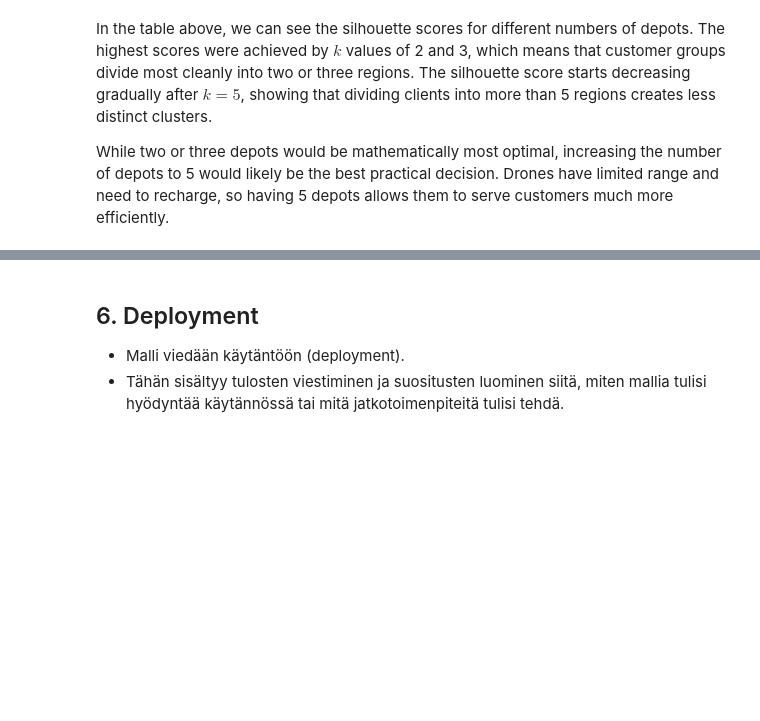
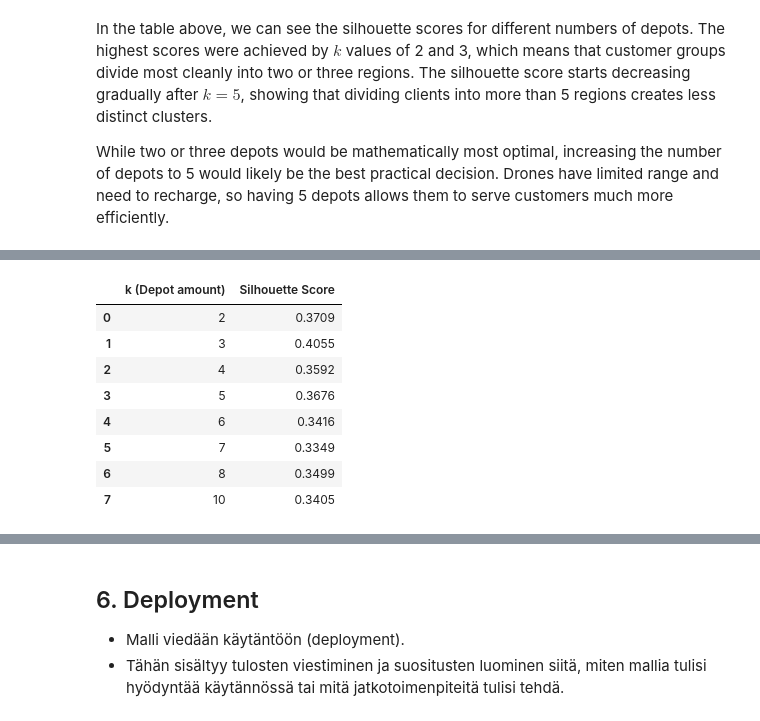
Before and after one commit to mehiis/data-processing-and-machine-learning-metropolia-group7, a Jupyter notebook: assignment-05/assignment-05-clustering-and-association-rule-mining.ipynb, the cells around one changed output, grey strips where cells are left out. Cells and saved outputs as stored; diff of their text form; code cells hidden in the pictures; blank space fills up the shorter version.

```diff
--- a/assignment-05/assignment-05-clustering-and-association-rule-mining.ipynb
+++ b/assignment-05/assignment-05-clustering-and-association-rule-mining.ipynb
@@ -334,0 +386,33 @@ While two or three depots would be mathematically most optimal, increasing the n
+# %%
+k_values = [2, 3, 4, 5, 6, 7, 8, 10]
+
+results = []
+
+for k in k_values:
+    model_agg = AgglomerativeClustering(
+        n_clusters=k,
+        linkage='ward'
+    )
+
+    labels = model_agg.fit_predict(X)
+
+    score = silhouette_score(X, labels)
+
+    results.append({
+        'k (Depot amount)': k,
+        'Silhouette Score': round(score, 4)
+    })
+
+agg_silhouette_df = pd.DataFrame(results)
+
+agg_silhouette_df
+# %% [output]
+|  | k (Depot amount) | Silhouette Score |
+| 0 | 2 | 0.3709 |
+| 1 | 3 | 0.4055 |
+| 2 | 4 | 0.3592 |
+| 3 | 5 | 0.3676 |
+| 4 | 6 | 0.3416 |
+| 5 | 7 | 0.3349 |
+| 6 | 8 | 0.3499 |
+| 7 | 10 | 0.3405 |
```
Also changed, not shown: parts of 17 cells of this notebook, 2 other files.
